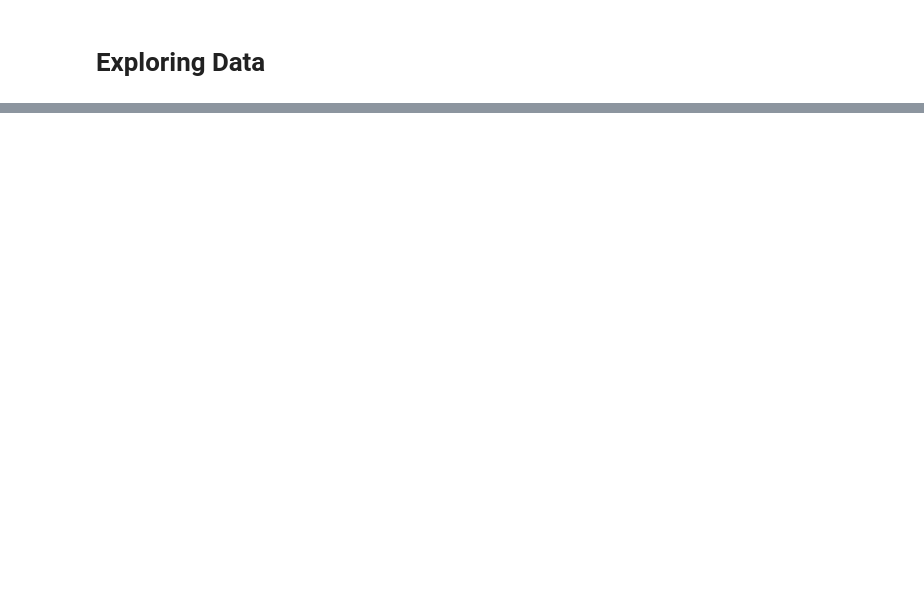
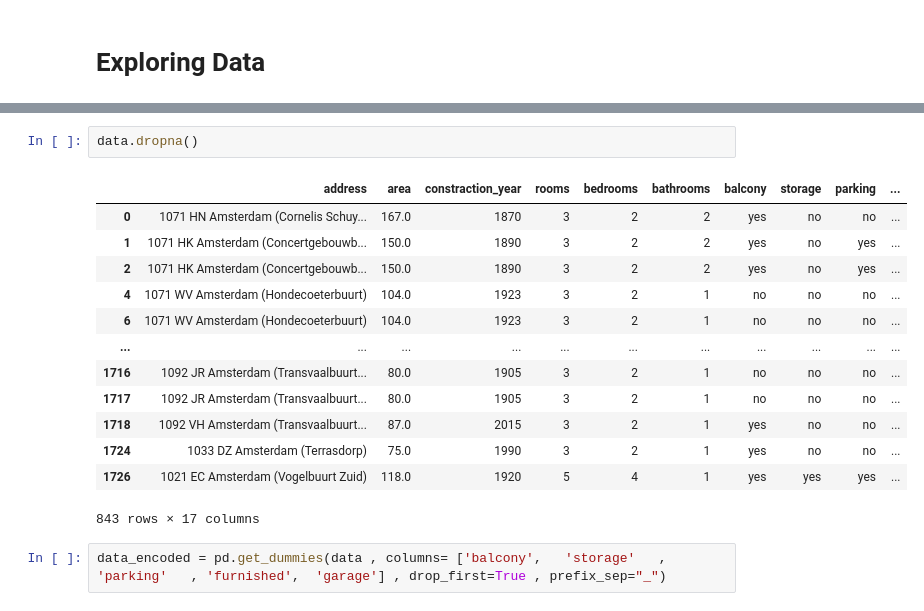
Before and after one commit to Mohammed-abdulaziz-eisa/Rental-Price-Prediction-End-to-End-MLOps-Project, a Jupyter notebook: model_baseline.ipynb, the cells around one changed output, grey strips where cells are left out. Saved outputs shown, nothing was run; the diff lists cells and outputs as text; blank space fills up the shorter version.

```diff
--- a/model_baseline.ipynb
+++ b/model_baseline.ipynb
@@ -21,0 +84,18 @@ data.sample(10)
+# %%
+data.dropna()
+# %% [output]
+|  | address | area | constraction_year | rooms | bedrooms | bathrooms | balcony | storage | parking | ... |
+| 0 | 1071 HN Amsterdam (Cornelis Schuy... | 167.0 | 1870 | 3 | 2 | 2 | yes | no | no | ... |
+| 1 | 1071 HK Amsterdam (Concertgebouwb... | 150.0 | 1890 | 3 | 2 | 2 | yes | no | yes | ... |
+| 2 | 1071 HK Amsterdam (Concertgebouwb... | 150.0 | 1890 | 3 | 2 | 2 | yes | no | yes | ... |
+| 4 | 1071 WV Amsterdam (Hondecoeterbuurt) | 104.0 | 1923 | 3 | 2 | 1 | no | no | no | ... |
+| 6 | 1071 WV Amsterdam (Hondecoeterbuurt) | 104.0 | 1923 | 3 | 2 | 1 | no | no | no | ... |
+| ... | ... | ... | ... | ... | ... | ... | ... | ... | ... | ... |
+| 1716 | 1092 JR Amsterdam (Transvaalbuurt... | 80.0 | 1905 | 3 | 2 | 1 | no | no | no | ... |
+| 1717 | 1092 JR Amsterdam (Transvaalbuurt... | 80.0 | 1905 | 3 | 2 | 1 | no | no | no | ... |
+| 1718 | 1092 VH Amsterdam (Transvaalbuurt... | 87.0 | 2015 | 3 | 2 | 1 | yes | no | no | ... |
+| 1724 | 1033 DZ Amsterdam (Terrasdorp) | 75.0 | 1990 | 3 | 2 | 1 | yes | no | no | ... |
+| 1726 | 1021 EC Amsterdam (Vogelbuurt Zuid) | 118.0 | 1920 | 5 | 4 | 1 | yes | yes | yes | ... |
+843 rows × 17 columns
+# %%
+data_encoded = pd.get_dummies(data , columns= ['balcony',	'storage'	, 'parking'	, 'furnished',	'garage'] , drop_first=True , prefix_sep="_")
```
Also changed, not shown: parts of 38 cells of this notebook, 1 other file.
